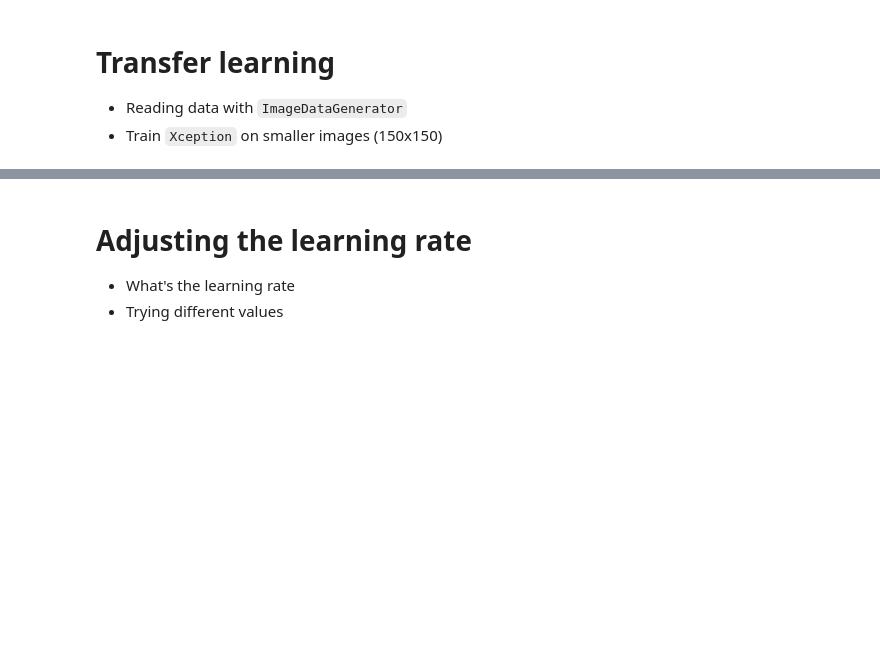
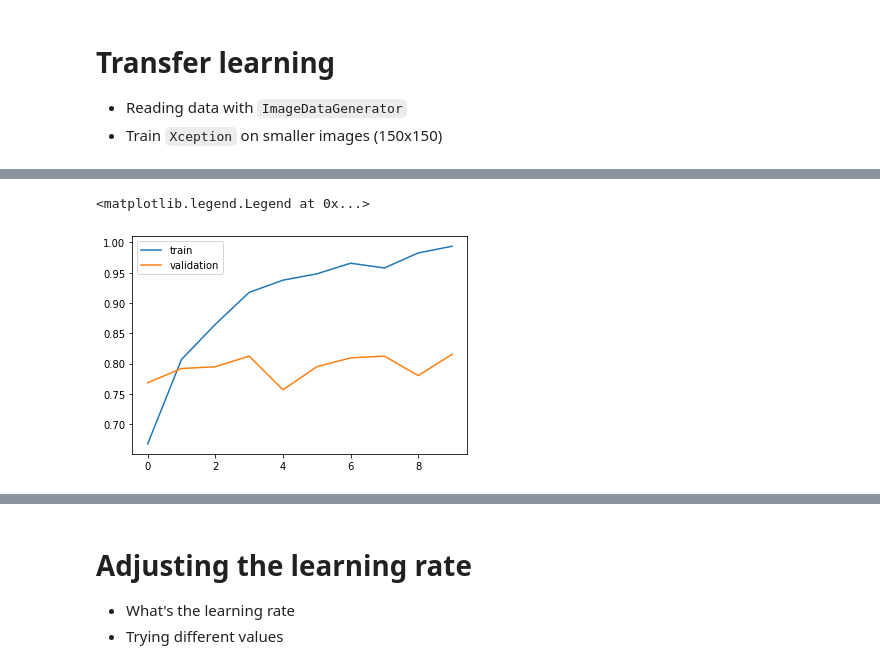
Before and after one commit to segobee/DataTalks_ML, a Jupyter notebook: 4. Neural_Networks_&_Deep_Learning/Fashion_Classification_Model.ipynb, the cells around one changed output, grey strips where cells are left out. Saved outputs shown, nothing was run; the diff lists cells and outputs as text; code cells hidden in the pictures; blank space fills up the shorter version.

```diff
--- a/4. Neural_Networks_&_Deep_Learning/Fashion_Classification_Model.ipynb
+++ b/4. Neural_Networks_&_Deep_Learning/Fashion_Classification_Model.ipynb
@@ -71,0 +233,7 @@ There are more layers... Read here:
+# %%
+# read from directory
+# make it train dataset
+
+train_ds = train_gen.flow_from_directory('/content/drive/MyDrive/7. Neural_Networks_&_Deep_Learning/train',
+                              target_size=(150, 150),
+                              batch_size=32)
@@ -71,0 +300,7 @@ There are more layers... Read here:
+# %%
+val_gen = ImageDataGenerator(preprocessing_function=preprocess_input)
+
+val_ds = val_gen.flow_from_directory('/content/drive/MyDrive/7. Neural_Networks_&_Deep_Learning/validation',
+                                     target_size=(150, 150),
+                                     batch_size=32,
+                                     shuffle=False)
@@ -71,0 +409,22 @@ There are more layers... Read here:
+# %%
+learning_rate = 0.01
+optimizer = keras.optimizers.Adam(learning_rate=learning_rate)
+
+# the losses with multi-class entropy
+# since we are dealing with multi-classification
+# from_logits = True since we dont want our result to be
+# a probability
+
+loss = keras.losses.CategoricalCrossentropy(from_logits=True)
+#note: the lower the number losses entropy, the better
+# optimizer then tries to optimize the numbers
+
+# compiling the model
+
+model.compile(optimizer=optimizer,
+              loss=loss,
+              metrics=['accuracy'])
+# %%
+# now fit the compile model to the training dataset
+
+history = model.fit(train_ds, epochs=10, validation_data=val_ds)
@@ -71,0 +452,10 @@ There are more layers... Read here:
+# %%
+# plotting the performance for each epoch (eta)
+
+plt.plot(history.history['accuracy'], label='train')
+plt.plot(history.history['val_accuracy'], label='validation')
+
+plt.legend()
+# %% [output]
+<matplotlib.legend.Legend at 0x...>
+[figure, added]
```
Also changed, not shown: parts of 99 cells of this notebook.
